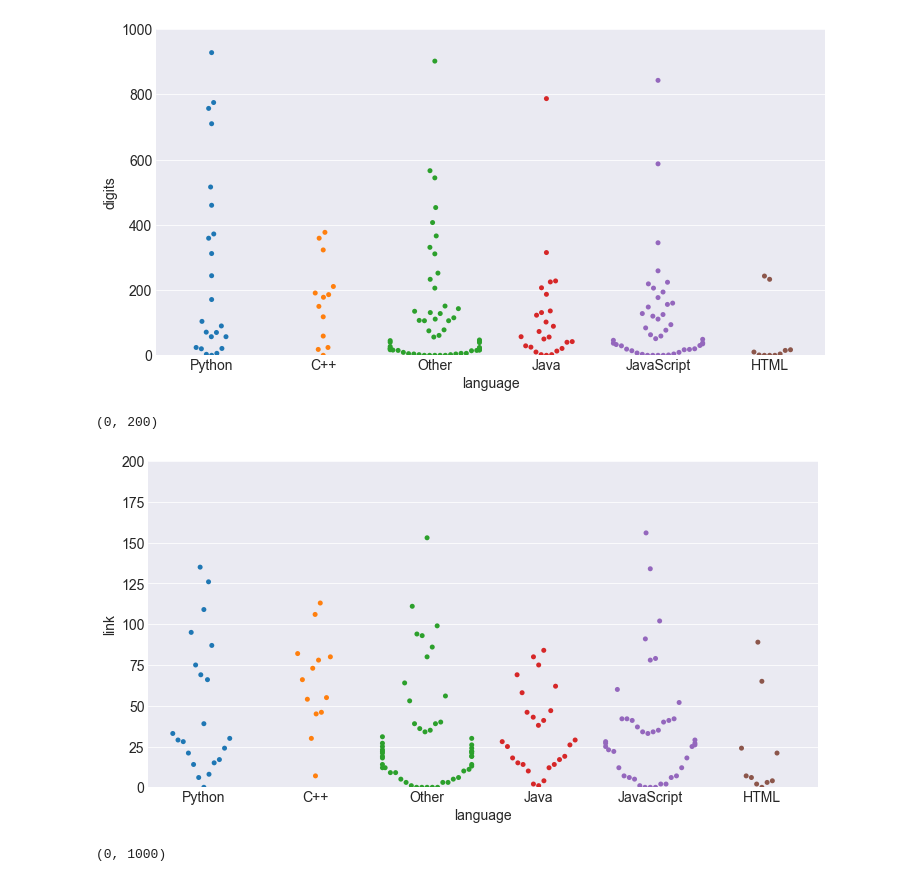
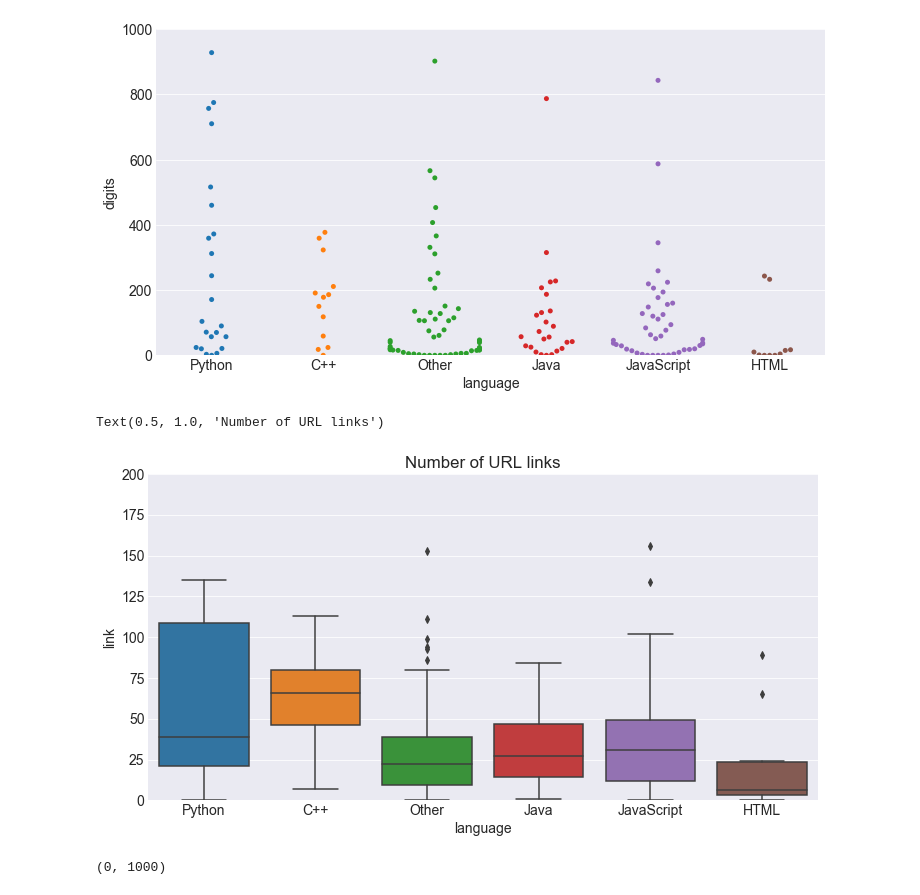
Before and after one commit to The-Tree-Muskeeters/git-language, a Jupyter notebook: nlp_project_Final.ipynb, the cells around one changed output. Cells and saved outputs as stored; diff of their text form; code cells hidden in the pictures.

```diff
--- a/nlp_project_Final.ipynb
+++ b/nlp_project_Final.ipynb
@@ -522,11 +527,12 @@ plt.ylim(0,1000)
 [figure]
 # %%
 plt.figure(figsize = (12,6))
-sns.swarmplot(x = 'language', y = 'link', data = train)
+sns.boxplot(x = 'language', y = 'link', data = train)
 plt.ylim(0,200)
+plt.title('Number of URL links')
 # %% [output]
-(0, 200)
+Text(0.5, 1.0, 'Number of URL links')
-[figure, old version]
+[figure, new version]
 # %%
 # Next we can calculate number of stopwords in each readme file
 from nltk.corpus import stopwords
```
Also changed, not shown: parts of 22 cells of this notebook.
